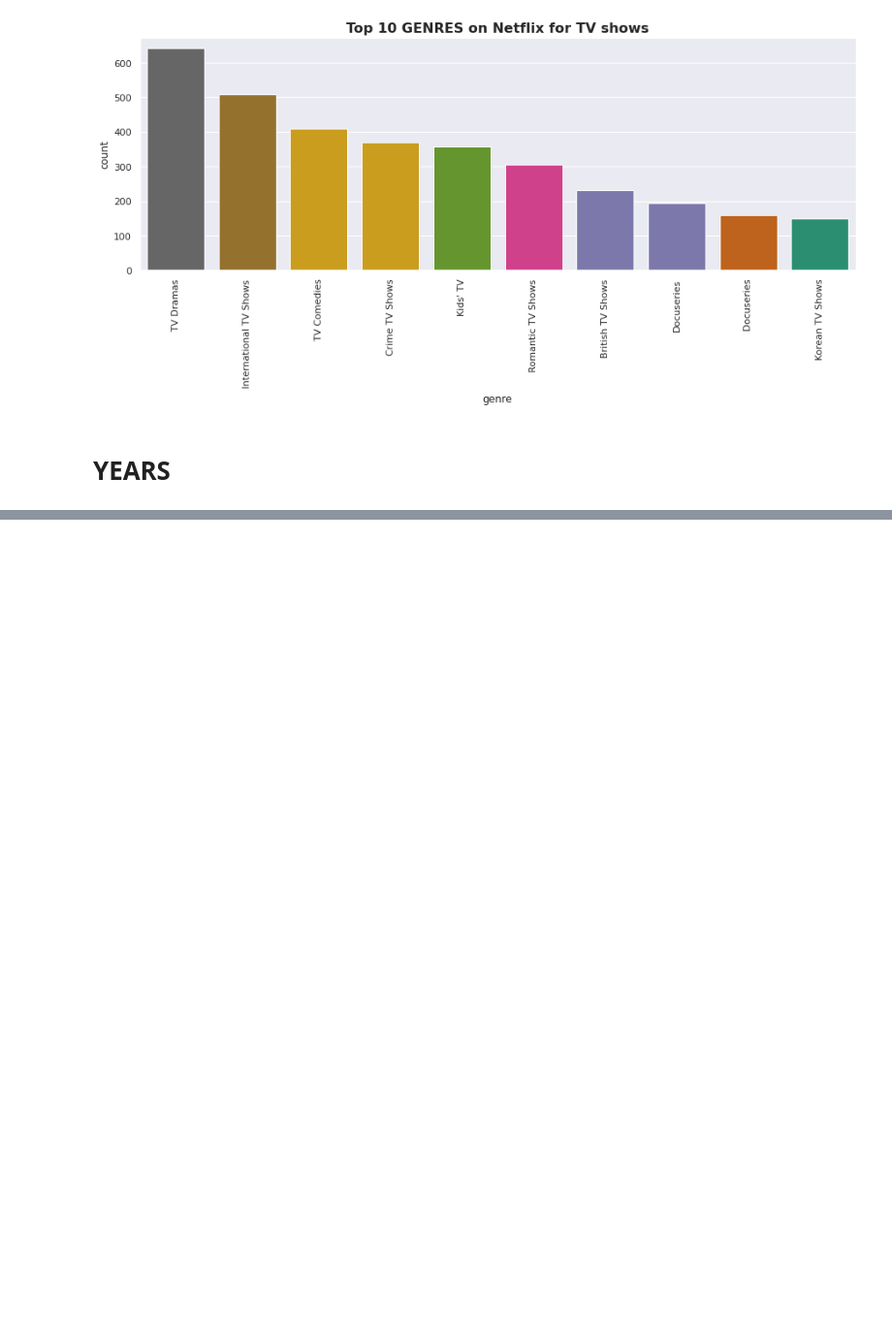
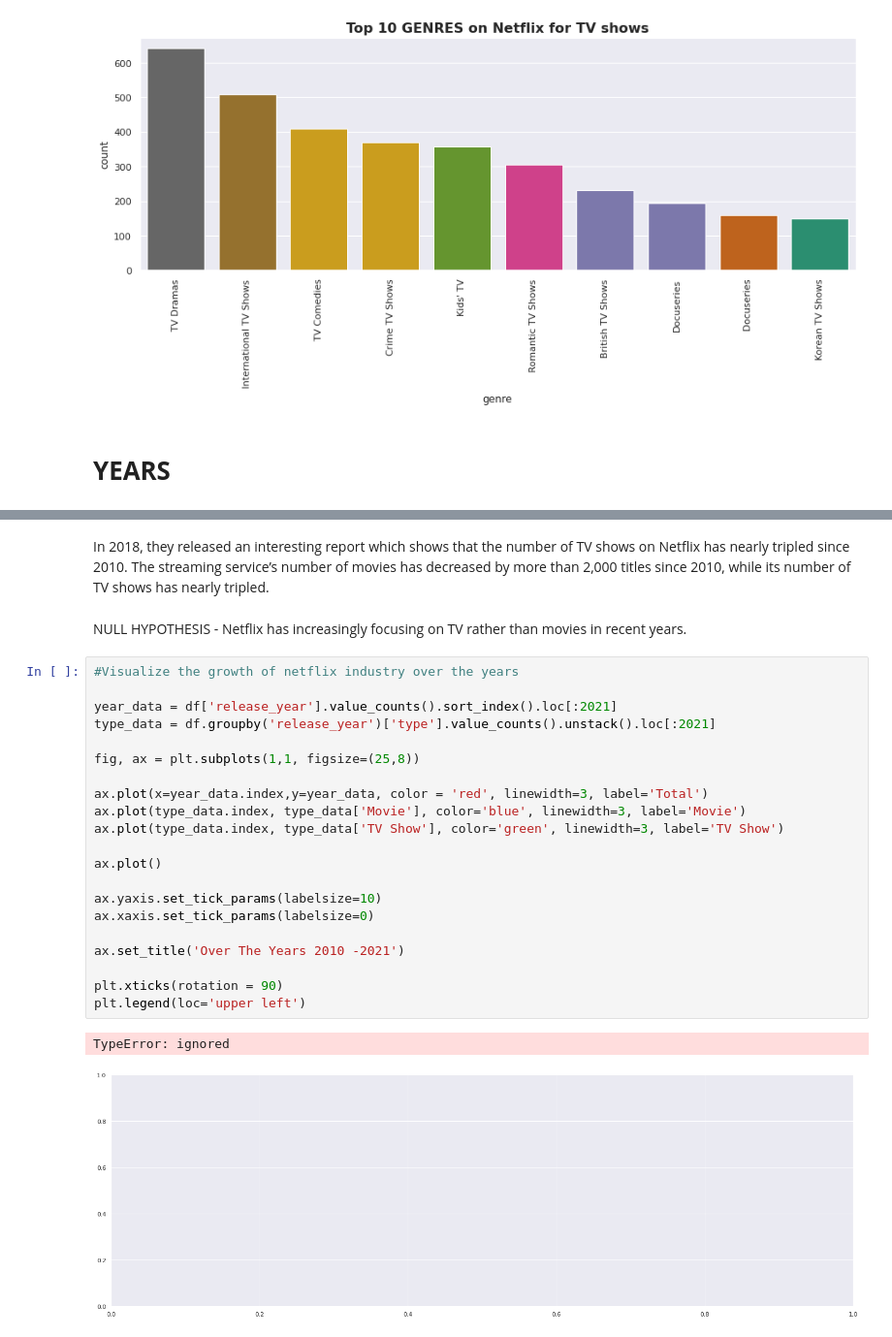
Before and after one commit to shashankbhatia15/NETFLIX-MOVIES-AND-TV-SHOWS-CLUSTERING, a Jupyter notebook: NETFLIX_MOVIES_AND_TV_SHOWS_CLUSTERING.ipynb, the cells around one changed output, grey strips where cells are left out. Shown: that part at 97% size. Saved outputs shown, nothing was run; the diff lists cells and outputs as text; blank space fills up the shorter version.

```diff
--- a/NETFLIX_MOVIES_AND_TV_SHOWS_CLUSTERING.ipynb
+++ b/NETFLIX_MOVIES_AND_TV_SHOWS_CLUSTERING.ipynb
@@ -395,0 +419,28 @@ plt.show()
+# %% [markdown]
+In 2018, they released an interesting report which shows that the number of TV shows on Netflix has nearly tripled since 2010. The streaming service’s number of movies has decreased by more than 2,000 titles since 2010, while its number of TV shows has nearly tripled.
+# %% [markdown]
+NULL HYPOTHESIS - Netflix has increasingly focusing on TV rather than movies in recent years.
+# %%
+#Visualize the growth of netflix industry over the years
+
+year_data = df['release_year'].value_counts().sort_index().loc[:2021]
+type_data = df.groupby('release_year')['type'].value_counts().unstack().loc[:2021]
+
+fig, ax = plt.subplots(1,1, figsize=(25,8))
+
+ax.plot(x=year_data.index,y=year_data, color = 'red', linewidth=3, label='Total')
+ax.plot(type_data.index, type_data['Movie'], color='blue', linewidth=3, label='Movie')
+ax.plot(type_data.index, type_data['TV Show'], color='green', linewidth=3, label='TV Show')
+
+ax.plot()
+
+ax.yaxis.set_tick_params(labelsize=10)
+ax.xaxis.set_tick_params(labelsize=0)
+
+ax.set_title('Over The Years 2010 -2021')
+
+plt.xticks(rotation = 90)
+plt.legend(loc='upper left')
+# %% [output]
+TypeError: ignored
+[figure, added]
```
Also changed, not shown: parts of 8 cells of this notebook.
